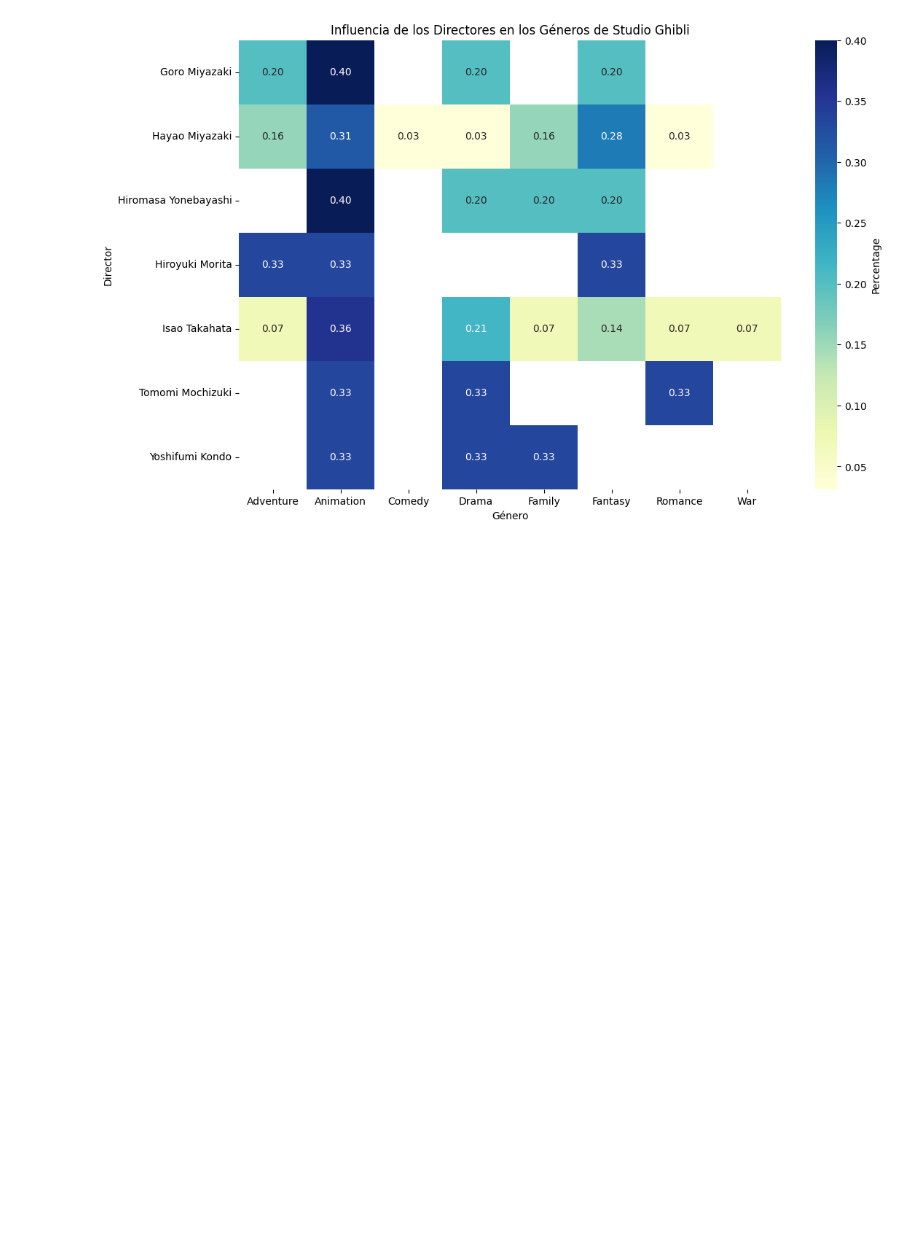
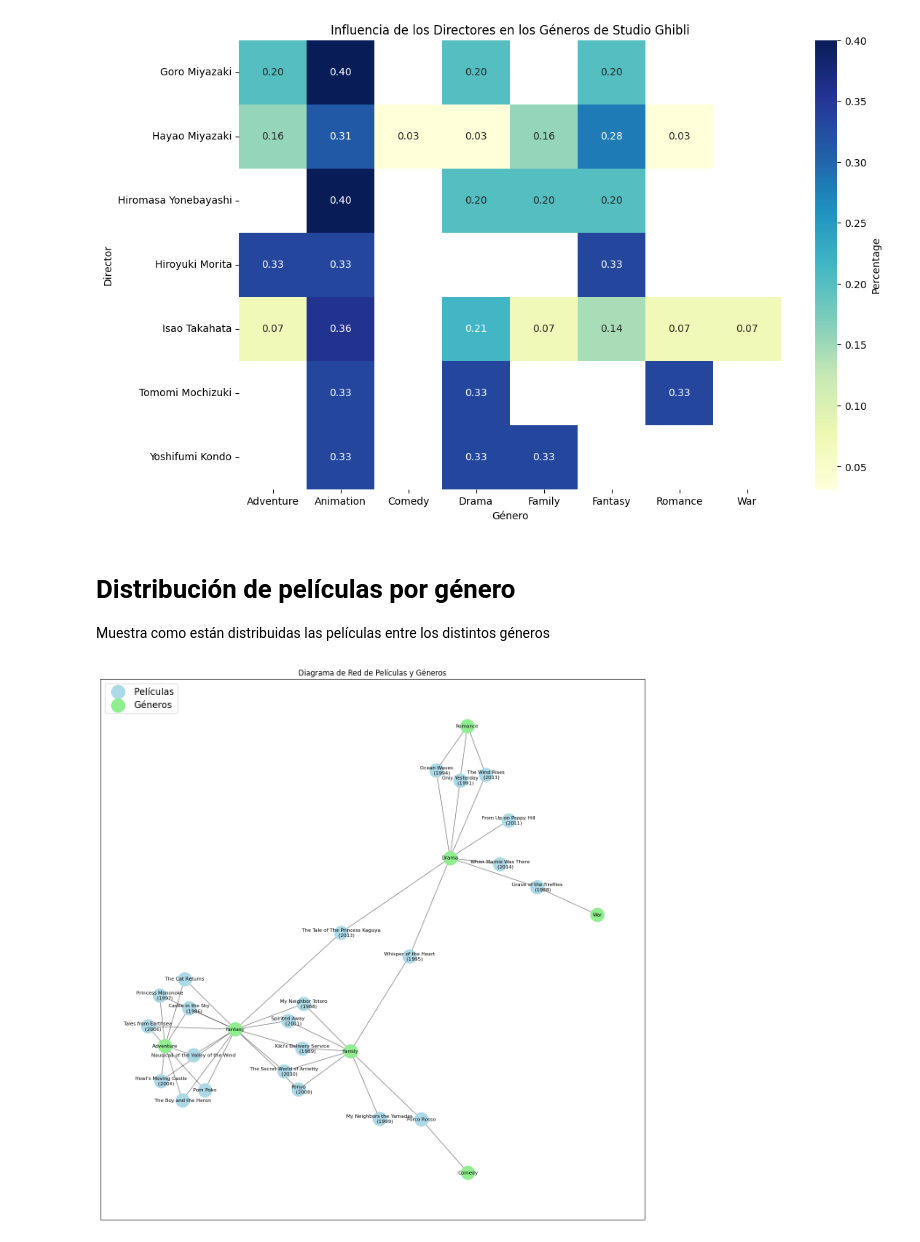
Before and after one commit to Inkhemi/Tarea_1_Grupo_11_CC, a Jupyter notebook: Código/Claudio_Rodriguez/tarea_1.ipynb, the cells around one changed output. Saved outputs shown, nothing was run; the diff lists cells and outputs as text; code cells hidden in the pictures; blank space fills up the shorter version.

```diff
--- a/Código/Claudio_Rodriguez/tarea_1.ipynb
+++ b/Código/Claudio_Rodriguez/tarea_1.ipynb
@@ -65,3 +53,39 @@ plt.ylabel("Director")
 plt.show()
 # %% [output]
 [figure]
+# %% [markdown]
+# Distribución de películas por género
+Muestra como están distribuidas las películas entre los distintos géneros
+# %%
+# Crear un DataFrame con las películas y sus géneros, excluyendo el género "Animation"
+peliculas_generos = df.melt(id_vars=['Name'], value_vars=['Genre 1', 'Genre 2', 'Genre 3'],
+                            var_name='Genre_Type', value_name='Genre').dropna()
+
+# Filtrar los géneros que no sean "Animation"
+peliculas_generos = peliculas_generos[peliculas_generos['Genre'] != 'Animation']
+# Crear un grafo
+G = nx.Graph()
+
+# Agregar nodos y aristas al grafo
+for _, row in peliculas_generos.iterrows():
+    pelicula = row['Name']
+    genero = row['Genre']
+    G.add_node(pelicula, type='pelicula')
+    G.add_node(genero, type='genero')
+    G.add_edge(pelicula, genero)
+
+# Dibujar el grafo
+plt.figure(figsize=(16, 16))
+pos = nx.spring_layout(G, seed=42)  # Layout para la disposición de los nodos
+nx.draw_networkx_nodes(G, pos, nodelist=[n for n, d in G.nodes(data=True) if d['type'] == 'pelicula'],
+                       node_color='lightblue', label='Películas', node_size=500)
+nx.draw_networkx_nodes(G, pos, nodelist=[n for n, d in G.nodes(data=True) if d['type'] == 'genero'],
+                       node_color='lightgreen', label='Géneros', node_size=500)
+nx.draw_networkx_edges(G, pos, alpha=0.5)
+nx.draw_networkx_labels(G, pos, font_size=8)
+
+plt.title("Diagrama de Red de Películas y Géneros")
+plt.legend(scatterpoints=1, loc='upper left', fontsize=15)
+plt.show()
+# %% [output]
+[figure, added]
```
Also changed, not shown: parts of 6 cells of this notebook.
